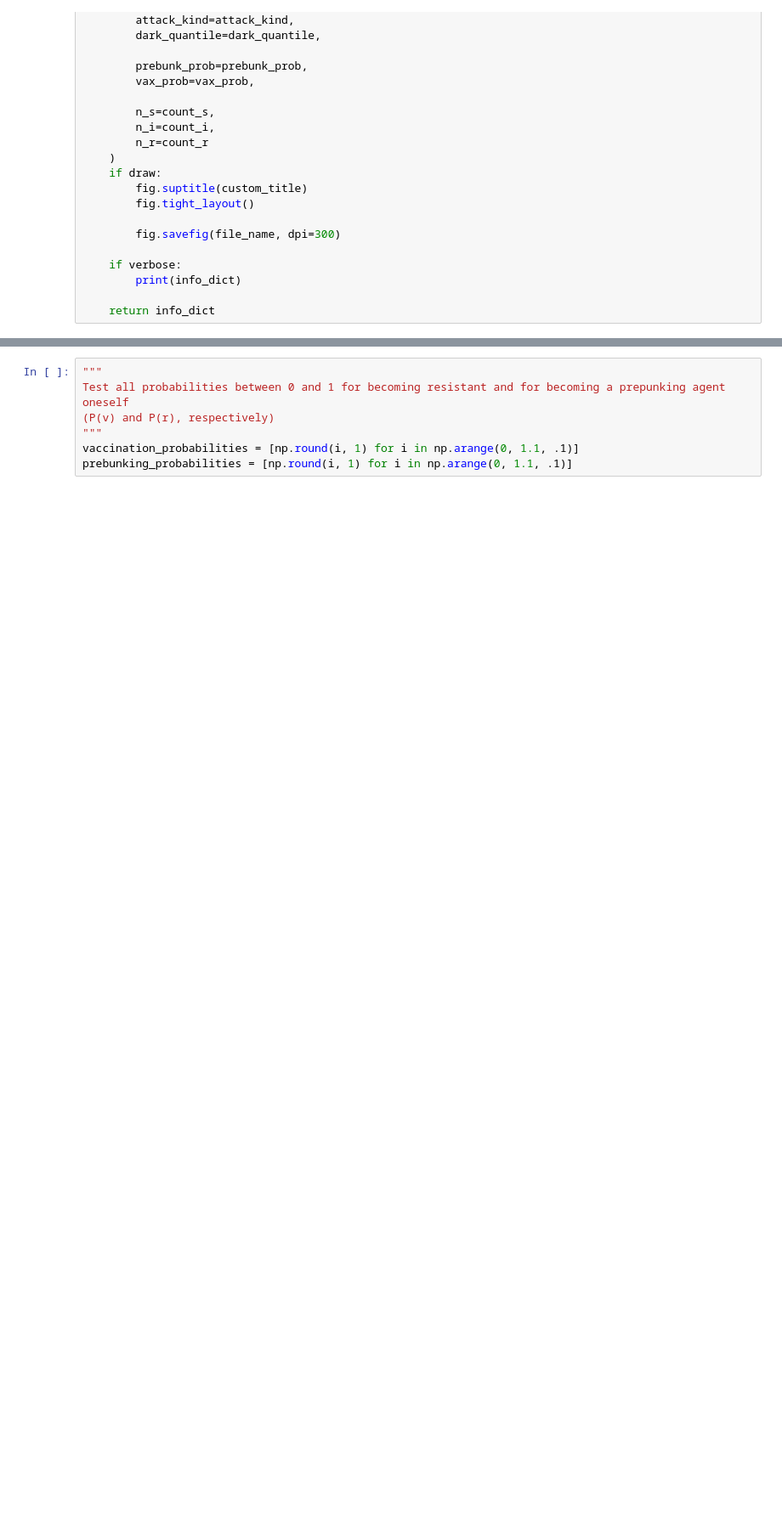
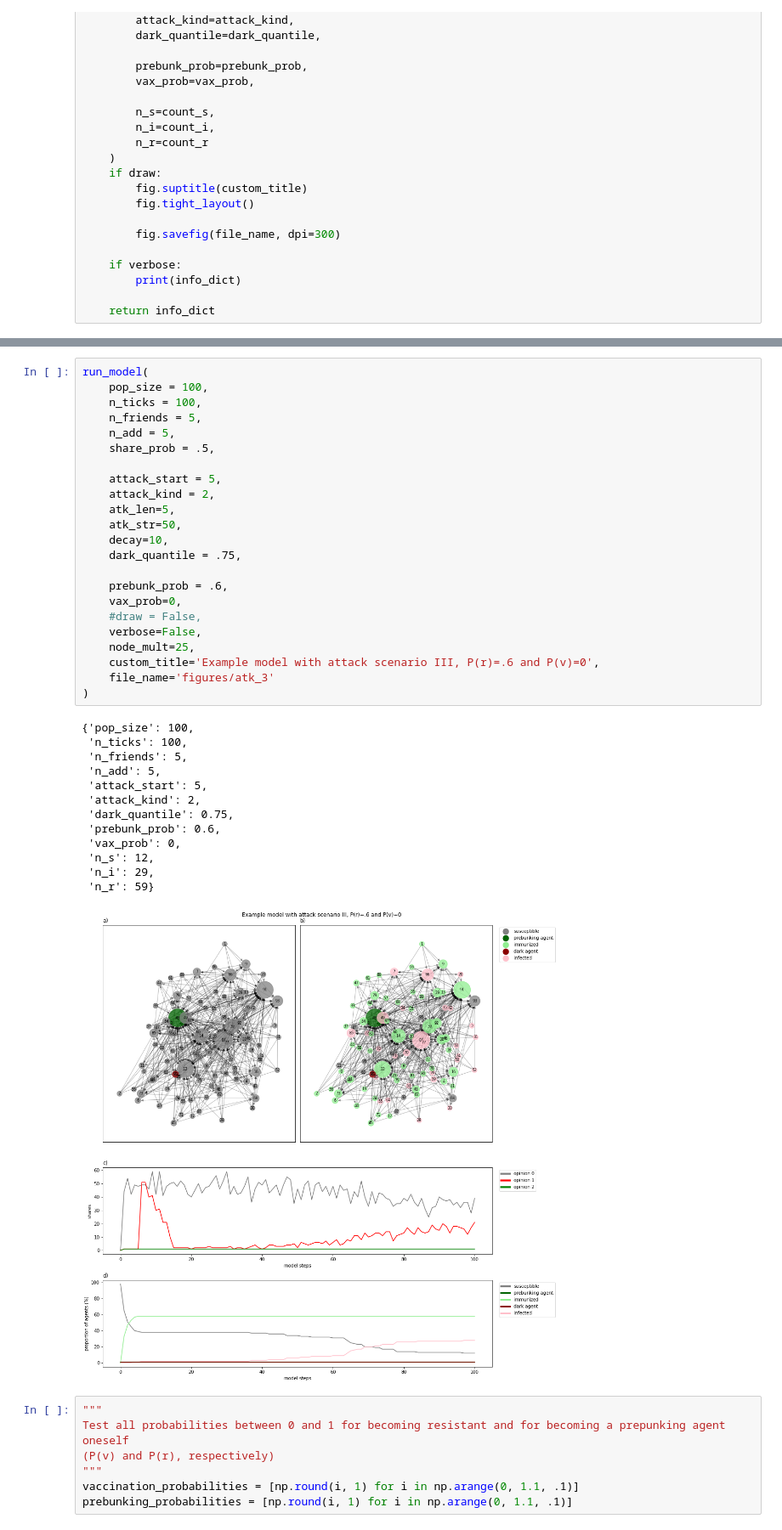
Before and after one commit to mshunger/prebunking_HICSS, a Jupyter notebook: notebooks/full_models.ipynb, the cells around one changed output, grey strips where cells are left out. Shown at 85% size. Cells and saved outputs as stored; diff of their text form; blank space fills up the shorter version.

```diff
--- a/notebooks/full_models.ipynb
+++ b/notebooks/full_models.ipynb
@@ -757,3 +757,40 @@ run_model(
+# %%
+run_model(
+    pop_size = 100,
+    n_ticks = 100,
+    n_friends = 5,
+    n_add = 5,
+    share_prob = .5,
+
+    attack_start = 5,
+    attack_kind = 2,
+    atk_len=5,
+    atk_str=50,
+    decay=10,
+    dark_quantile = .75,
+
+    prebunk_prob = .6,
+    vax_prob=0,
+    #draw = False,
+    verbose=False,
+    node_mult=25,
+    custom_title='Example model with attack scenario III, P(r)=.6 and P(v)=0',
+    file_name='figures/atk_3'
+)
+# %% [output]
+{'pop_size': 100,
+ 'n_ticks': 100,
+ 'n_friends': 5,
+ 'n_add': 5,
+ 'attack_start': 5,
+ 'attack_kind': 2,
+ 'dark_quantile': 0.75,
+ 'prebunk_prob': 0.6,
+ 'vax_prob': 0,
+ 'n_s': 12,
+ 'n_i': 29,
+ 'n_r': 59}
+[figure, added]
 # %%
 """
 Test all probabilities between 0 and 1 for becoming resistant and for becoming a prepunking agent oneself
```
Also changed, not shown: parts of 16 cells of this notebook, 1 other file.
